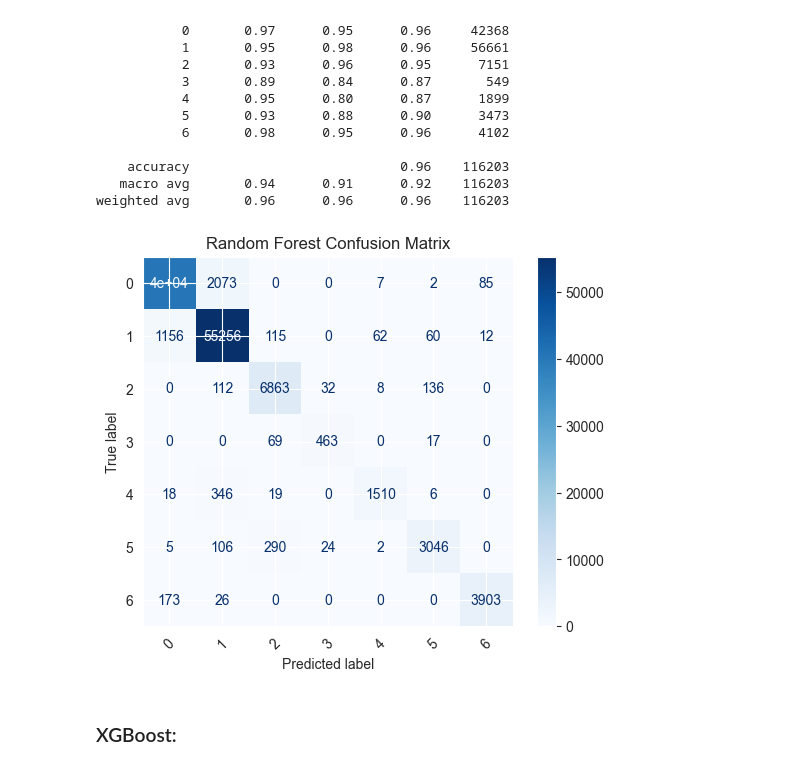
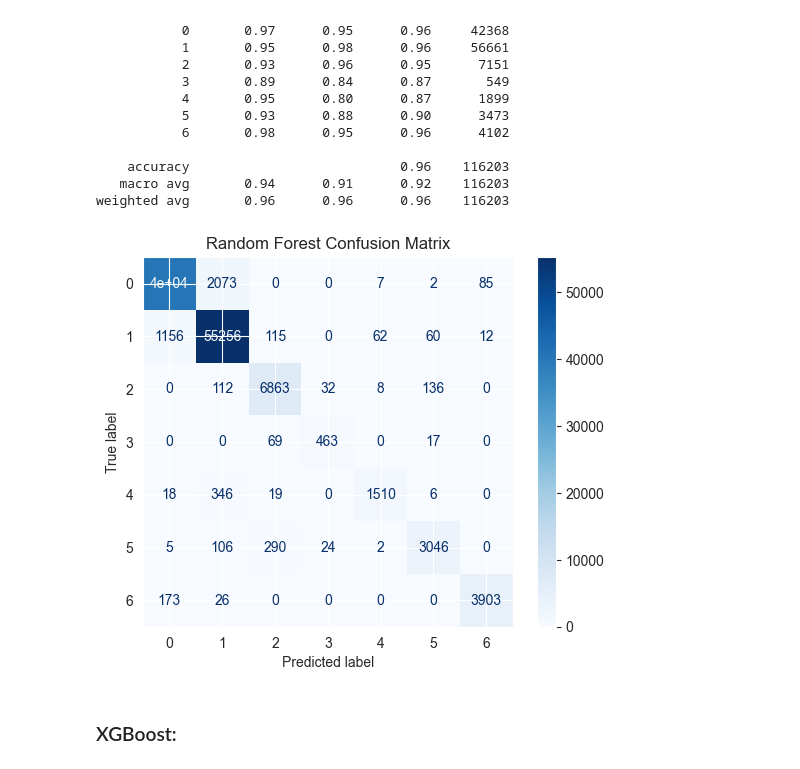
Before and after one commit to AbdelrahmanMostafa33/Forest-Cover-Type-Classification, a Jupyter notebook: notebooks/Forest_Cover_Type_Classification.ipynb, the cells around one changed output. Saved outputs shown, nothing was run; the diff lists cells and outputs as text; code cells hidden in the pictures.

```diff
--- a/notebooks/Forest_Cover_Type_Classification.ipynb
+++ b/notebooks/Forest_Cover_Type_Classification.ipynb
@@ -306,11 +309,11 @@ weighted avg       0.96      0.96      0.96    116203
 # %%
 cm = confusion_matrix(y_test, y_pred_rf)
 disp = ConfusionMatrixDisplay(confusion_matrix=cm, display_labels=rf.classes_)
-disp.plot(cmap=plt.cm.Blues, xticks_rotation=45)
+disp.plot(cmap=plt.cm.Blues)
 plt.title("Random Forest Confusion Matrix")
 plt.show()
 # %% [output]
-[figure, old version]
+[figure, new version]
 # %% [markdown]
 ### XGBoost:
 # %%
```
Also changed, not shown: parts of 15 cells of this notebook.
